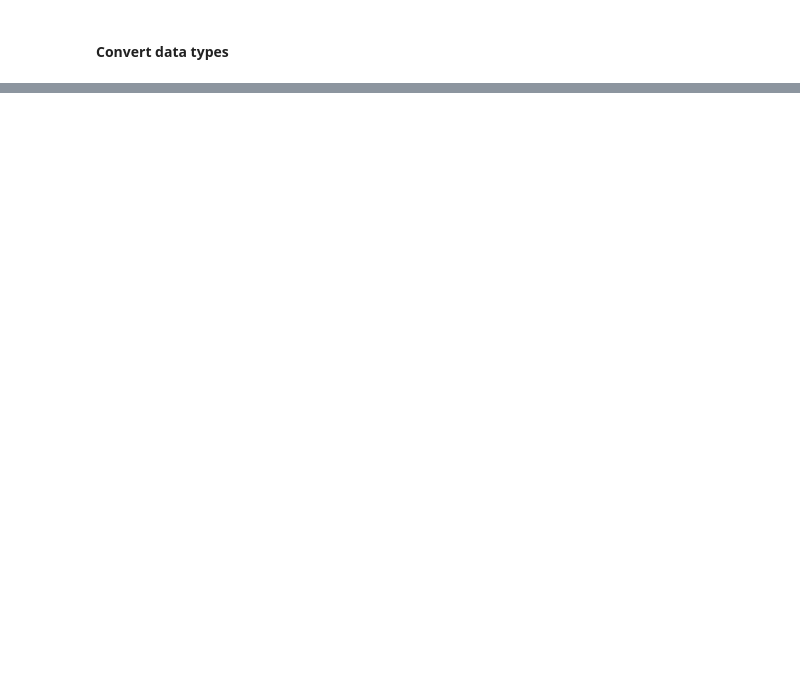
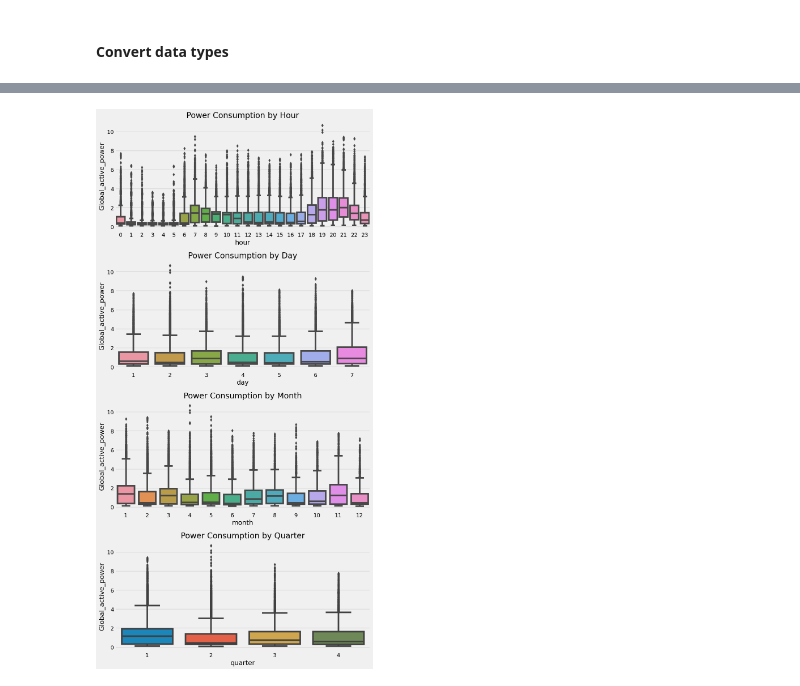
Before and after one commit to victorchaw/Analysis-from-Kaggle, a Jupyter notebook: household-electricity-consumption.ipynb, the cells around one changed output, grey strips where cells are left out. Cells and saved outputs as stored; diff of their text form; code cells hidden in the pictures; blank space fills up the shorter version.

```diff
--- a/household-electricity-consumption.ipynb
+++ b/household-electricity-consumption.ipynb
@@ -140,0 +172,15 @@ dtype: int64
+# %%
+# Function Creating Features for time series analysis
+def time_series_features(df):
+    df = df.copy()
+    df['hour'] = df.index.hour
+    df['day'] = df.index.dayofweek
+    df['quarter'] = df.index.quarter
+    df['month'] = df.index.month
+
+    return df
+
+df_ts = time_series_features(df)
+
+# day 0 = Monday and replace 1 instead of 0 for more legible.
+df_ts['day'] = df_ts['day']+1
@@ -141,3 +197,28 @@ dtype: int64
+# %%
+# Visualize the power consumption in various timeframes.
+
+fig, axs = plt.subplots(4, 1, figsize=(10, 20))
+
+# Consumption by Hour
+sns.boxplot(data=df_ts, x='hour', y='Global_active_power', ax=axs[0])
+axs[0].set_title('Power Consumption by Hour')
+
+# Consumption by Day
+sns.boxplot(data=df_ts, x='day', y='Global_active_power', ax=axs[1])
+axs[1].set_title('Power Consumption by Day')
+
+# Consumption by Month
+sns.boxplot(data=df_ts, x='month', y='Global_active_power', ax=axs[2])
+axs[2].set_title('Power Consumption by Month')
+
+# Consumption by Quarter
+sns.boxplot(data=df_ts, x='quarter', y='Global_active_power', ax=axs[3])
+axs[3].set_title('Power Consumption by Quarter')
+
+plt.tight_layout()
+plt.show()
+# %% [output]
+[figure, added]
 # %%
 fig, axes = plt.subplots(nrows=2, ncols=2, figsize=(15,10))
 
```
Also changed, not shown: parts of 69 cells of this notebook.
